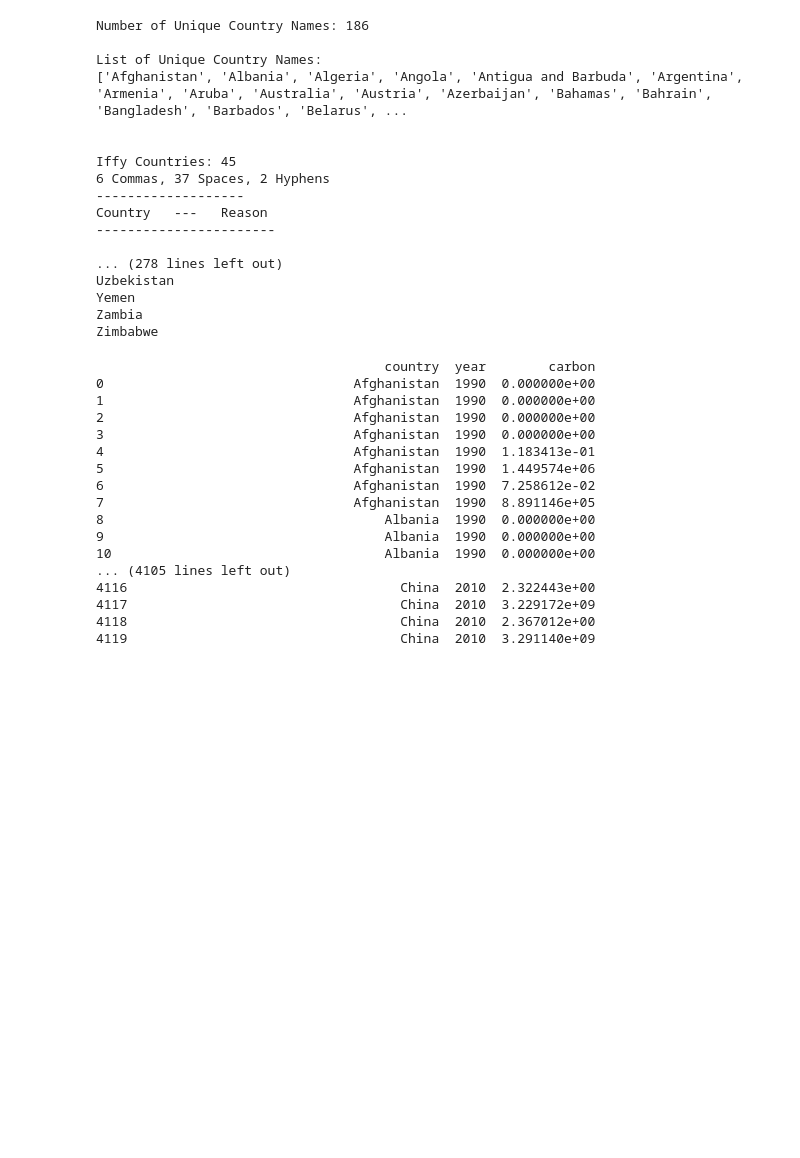
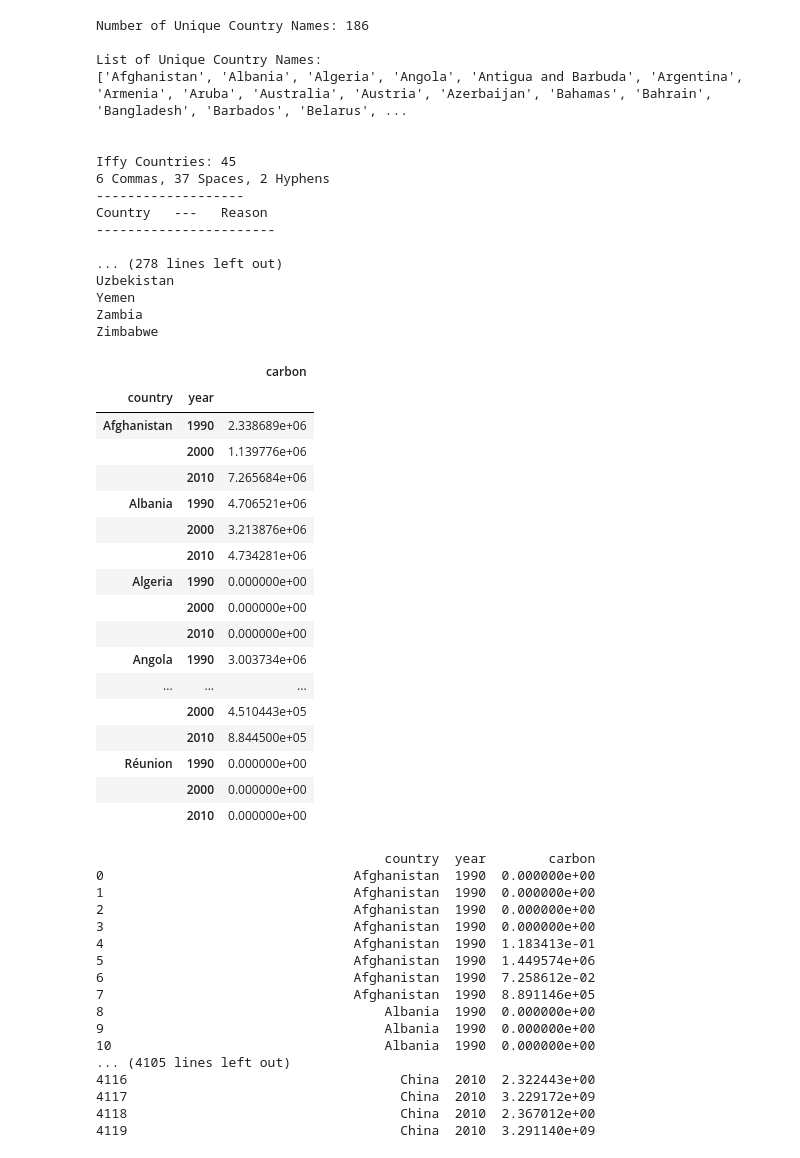
Before and after one commit to jacobdv/shoe-beans, a Jupyter notebook: All_Data_Cleaning.ipynb, the cells around one changed output. Cells and saved outputs as stored; diff of their text form; code cells hidden in the pictures; blank space fills up the shorter version.

```diff
--- a/All_Data_Cleaning.ipynb
+++ b/All_Data_Cleaning.ipynb
@@ -91,6 +91,30 @@ Uzbekistan
 Yemen
 Zambia
 Zimbabwe
+# %%
+# Creates grouped country data.
+nfa_grouped = combined_years.groupby(['country','year'])
+nfa_grouped = nfa_grouped.sum()
+nfa_grouped
+# %% [output]
+|  |  | carbon |
+| country | year |  |
+| Afghanistan | 1990 | 2.338689e+06 |
+|  | 2000 | 1.139776e+06 |
+|  | 2010 | 7.265684e+06 |
+| Albania | 1990 | 4.706521e+06 |
+|  | 2000 | 3.213876e+06 |
+|  | 2010 | 4.734281e+06 |
+| Algeria | 1990 | 0.000000e+00 |
+|  | 2000 | 0.000000e+00 |
+|  | 2010 | 0.000000e+00 |
+| Angola | 1990 | 3.003734e+06 |
+| ... | ... | ... |
+|  | 2000 | 4.510443e+05 |
+|  | 2010 | 8.844500e+05 |
+| Réunion | 1990 | 0.000000e+00 |
+|  | 2000 | 0.000000e+00 |
+|  | 2010 | 0.000000e+00 |
 # %%
 # Current final output for NFA data.
 combined_years
```
Also changed, not shown: parts of 9 cells of this notebook.
